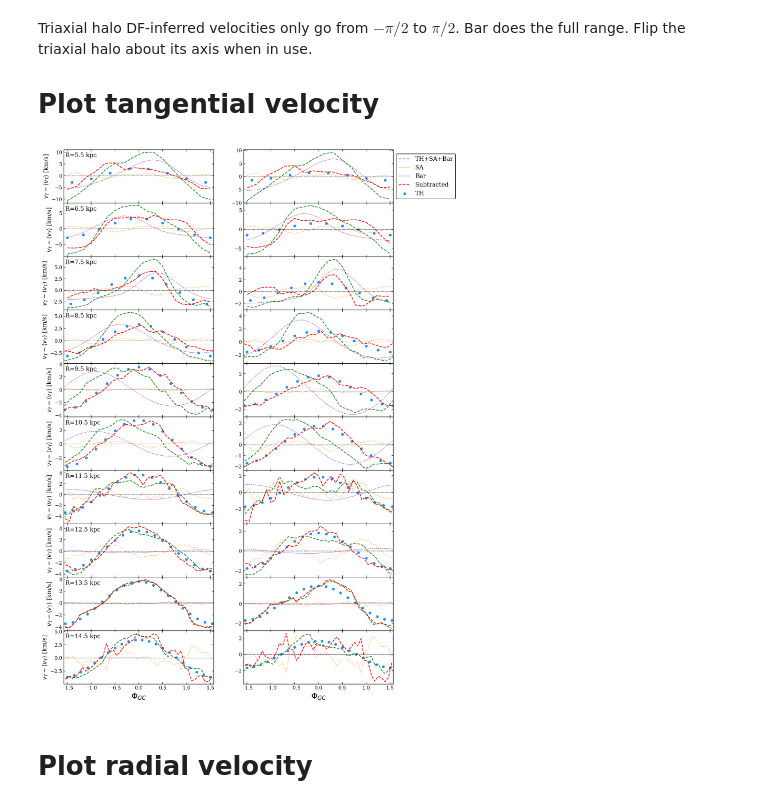
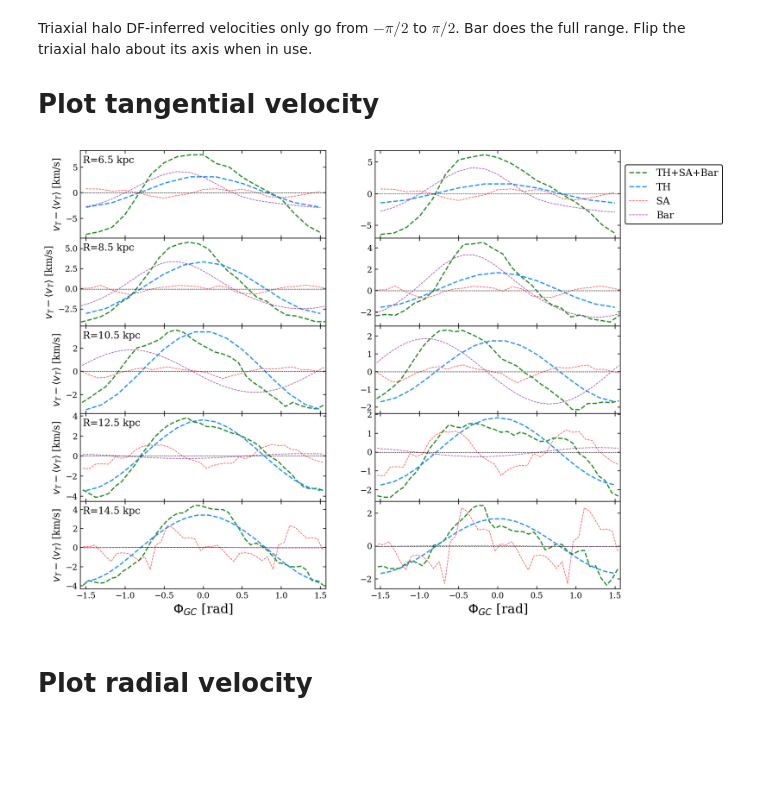
Before and after one commit to jamesmlane/AST1501, a Jupyter notebook: notebooks/8-radial_DF_generation/1D_radial_DF_bar_spiral.ipynb, the cells around one changed output. Saved outputs shown, nothing was run; the diff lists cells and outputs as text; code cells hidden in the pictures; blank space fills up the shorter version.

```diff
--- a/notebooks/8-radial_DF_generation/1D_radial_DF_bar_spiral.ipynb
+++ b/notebooks/8-radial_DF_generation/1D_radial_DF_bar_spiral.ipynb
@@ -122,8 +122,8 @@ Triaxial halo DF-inferred velocities only go from $-\pi/2$ to $\pi/2$. Bar does
 # Plot tangential velocity
 # %%
 # Make the figure. 4 columns of axes, one for each radial bin.
-fig = plt.figure( figsize=(12,int(n_R*2) ) )
-axs = fig.subplots( nrows=n_R, ncols=2 )
+fig = plt.figure( figsize=(12,int(n_R) ) )
+axs = fig.subplots( nrows=int(n_R/2), ncols=2 )
 
 vel_ind = 6 # Index for tangential velocity
 
@@ -134,8 +134,12 @@ for i in range( n_files ):
     sim_pert_data = np.load( pert_files[i] ).astype(float)
     sim_halo_data = np.load( trihalo_files[i] ).astype(float)
 
+    pi = 0
+
     # Loop over each radial bin
     for j in range( n_R ):
+
+        if j%2 == 0: continue
 
         # Load data
         where_current_R_spiral = np.where( sim_pert_data[:,0] == R_range[j] )[0]
@@ -150,61 +154,63 @@ for i in range( n_files ):
         sim_halo_phi = sim_halo_data[ where_current_R_halo, 1 ]
 
         # Plot the data
-        axs[j,i].plot(sim_pert_phi, sim_pert_v, color='ForestGreen', linestyle='dashed',
+        axs[pi,i].plot(sim_pert_phi, sim_pert_v, color='ForestGreen', linestyle='dashed',
                          label=pert_label)
-        axs[j,i].scatter(sim_halo_phi, sim_halo_v, color='DodgerBlue', marker='o',
-                         label=trihalo_label, s=20)
+        axs[pi,i].plot(sim_halo_phi, sim_halo_v, color='DodgerBlue', linestyle='dashed',
+                         label=trihalo_label)
 
         # Load spiral only data
         where_current_R_spiral_only = np.where( sim_spiral_only_data[:,0] == R_range[j] )[0]
         sim_spiral_only_v = sim_spiral_only_data[ where_current_R_spiral_only, vel_ind ]
         sim_spiral_only_v -= np.mean(sim_spiral_only_v)
         sim_spiral_only_phi = sim_spiral_only_data[ where_current_R_spiral_only, 1 ]
-        axs[j,i].plot(sim_spiral_only_phi, sim_spiral_only_v, color='DarkOrange', linestyle='dashed',
+        axs[pi,i].plot(sim_spiral_only_phi, sim_spiral_only_v, color='Red', linestyle='dashed',
                          label=spiral_only_label, alpha=0.75, linewidth=0.75)
         ##fi
 
         # Load bar only data
         where_current_R_bar_only = np.where( sim_bar_only_data[:,0] == R_range[j] )[0]
         sim_bar_only_v = sim_bar_only_data[ where_current_R_bar_only, vel_ind ]
         sim_bar_only_v -= np.mean(sim_bar_only_v)
         sim_bar_only_phi = sim_bar_only_data[ where_current_R_bar_only, 1 ]
-        axs[j,i].plot(sim_bar_only_phi, sim_bar_only_v, color='Purple', linestyle='dashed',
+        axs[pi,i].plot(sim_bar_only_phi, sim_bar_only_v, color='Purple', linestyle='dashed',
                          label=bar_only_label, alpha=0.75, linewidth=0.75)
 
         # Take the difference between the triaxial halo + spiral and triaxial halo
-        axs[j,i].plot(sim_bar_only_phi, sim_pert_v-sim_bar_only_v-sim_spiral_only_v,
-                      color='Red', linestyle='dashed', label='Subtracted')
+#         axs[pi,i].plot(sim_bar_only_phi, sim_pert_v-sim_bar_only_v-sim_spiral_only_v,
+#                       color='Red', linestyle='dashed', label='Subtracted')
 
         # Decorate
-        axs[j,i].axhline(0, linestyle='dashed', color='Black', linewidth=0.5)
-        axs[j,i].set_xlim(-np.pi/2,np.pi/2)
+        axs[pi,i].axhline(0, linestyle='dashed', color='Black', linewidth=0.5)
+        axs[pi,i].set_xlim(-np.pi/2,np.pi/2)
 
         if i == 0:
-            axs[j,i].annotate(r'R='+str(R_range[j])+' kpc', (0.01,0.86), xycoords='axes fraction', fontsize=12)
-            axs[j,i].set_ylabel(r'$v_{T}- \langle {v_{T}} \rangle$ [km/s]', fontsize=12)
+            axs[pi,i].annotate(r'R='+str(R_range[j])+' kpc', (0.01,0.86), xycoords='axes fraction', fontsize=12)
+            axs[pi,i].set_ylabel(r'$v_{T}- \langle {v_{T}} \rangle$ [km/s]', fontsize=12)
         ##fi
 
-        if j < n_R-1:
-            axs[j,i].tick_params(labelbottom='off')
+        if j < n_R-2:
+            axs[pi,i].tick_params(labelbottom='off')
         ##fi
+        pi += 1
+
     ###j
 
     # Final decorate
     if i == 1:
         axs[0,i].legend(loc='center left', bbox_to_anchor=(1.0,0.5), fontsize=12)
 
-    axs[-1,i].set_xlabel(r'$\Phi_{GC}$', fontsize=16)
+    axs[-1,i].set_xlabel(r'$\Phi_{GC}$ [rad]', fontsize=16)
     fig.subplots_adjust(hspace=0)
 
 ###i
 
 fig.subplots_adjust(hspace=0)
-
+plt.savefig('out4presentation.png')
 plt.show()
 pass;
 # %% [output]
-[figure, old version]
+[figure, new version]
 # %% [markdown]
 # Plot radial velocity
 # %%
```
Also changed, not shown: 1 other file.
